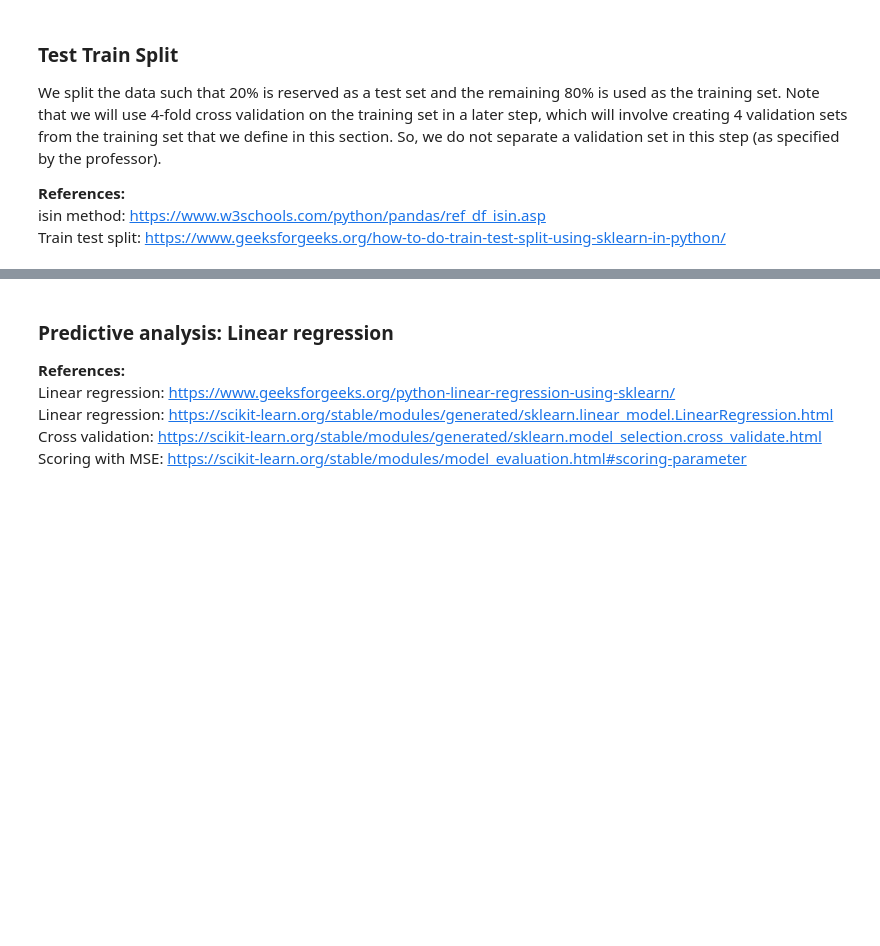
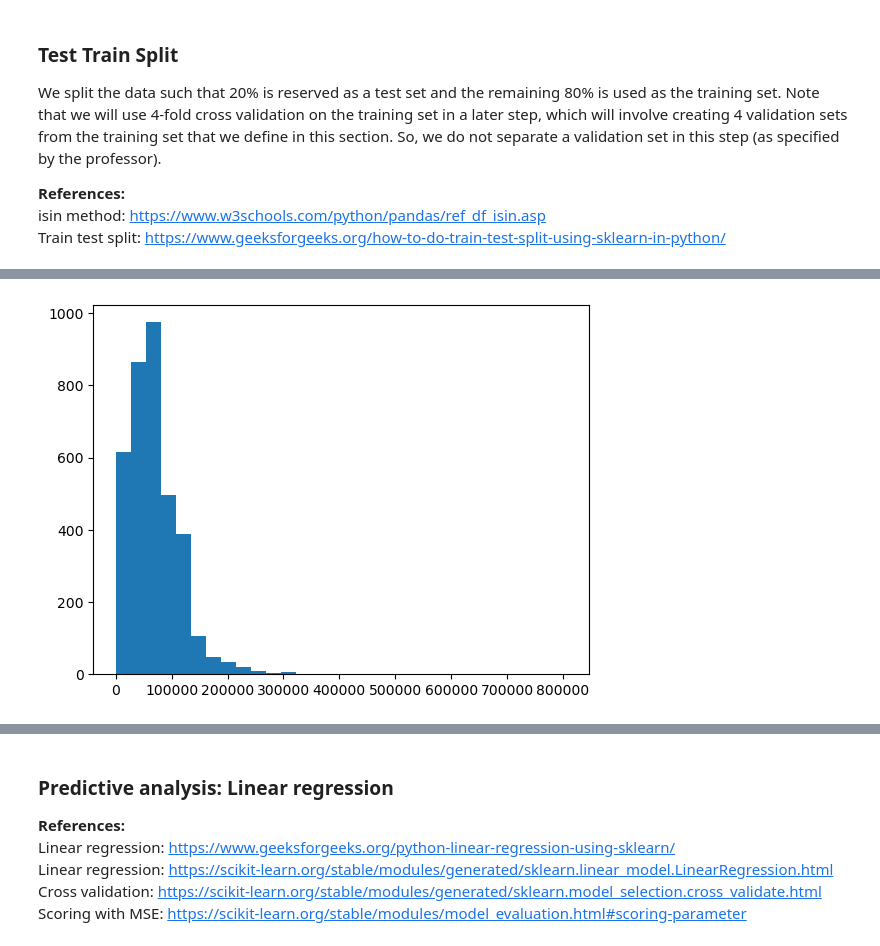
Before and after one commit to Natasa127/CSI4142-A3, a Jupyter notebook: Regression.ipynb, the cells around one changed output, grey strips where cells are left out. Saved outputs shown, nothing was run; the diff lists cells and outputs as text; code cells hidden in the pictures; blank space fills up the shorter version.

```diff
--- a/Regression.ipynb
+++ b/Regression.ipynb
@@ -361,0 +365,6 @@ doing this later too
+# %%
+# Histogram for km_driven
+plt.hist(car_df_encoded['km_driven'], bins=30)
+plt.show()
+# %% [output]
+[figure, added]
```
Also changed, not shown: parts of 14 cells of this notebook.
